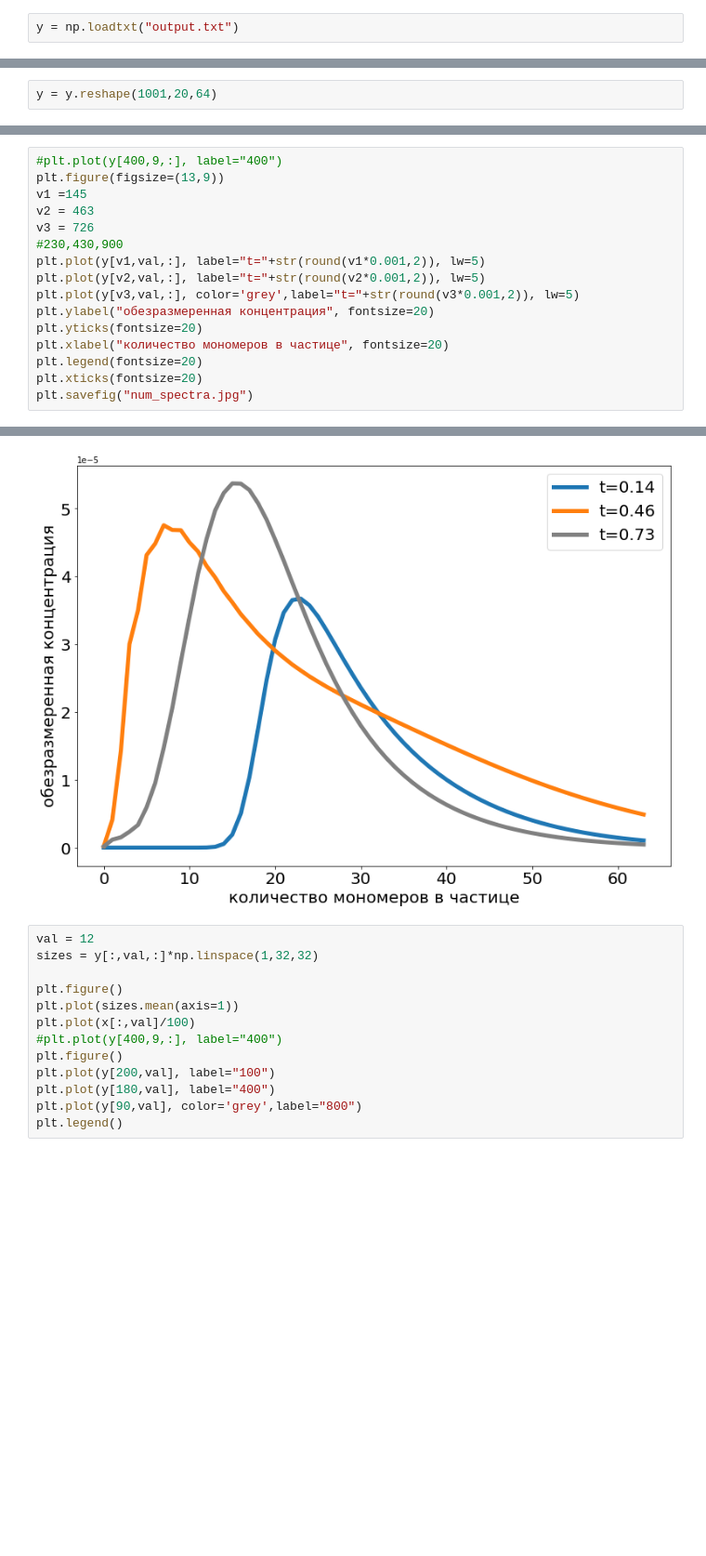
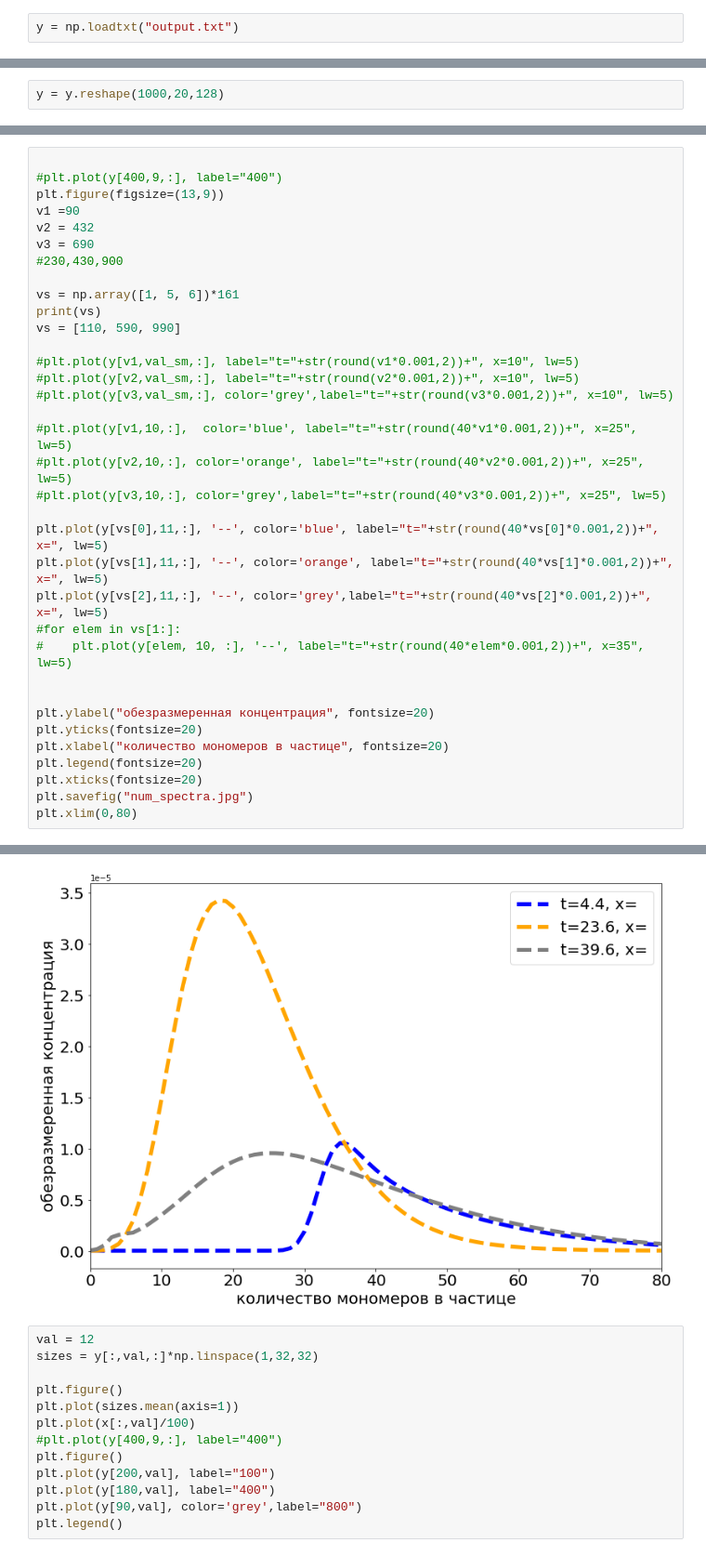
Before and after one commit to RishatZagidullin/coagulation-advection-1d, a Jupyter notebook: run_folder/baikal_data.ipynb, the cells around one changed output, grey strips where cells are left out. Shown at 93% size. Drawn from its saved outputs; the diff is of its cells as text; blank space fills up the shorter version.

```diff
--- a/run_folder/baikal_data.ipynb
+++ b/run_folder/baikal_data.ipynb
@@ -29,5 +45,5 @@ y.shape
 # %%
-y = y.reshape(1001,20,64)
+y = y.reshape(1000,20,128)
 # %%
 plt.figure(figsize=(15,10))
 plt.imshow(y[10], aspect="auto")
@@ -87,17 +161,36 @@ plt.savefig("num_ozon.jpg")
 # %%
+
 #plt.plot(y[400,9,:], label="400")
 plt.figure(figsize=(13,9))
-v1 =145
-v2 = 463
-v3 = 726
+v1 =90
+v2 = 432
+v3 = 690
 #230,430,900
-plt.plot(y[v1,val,:], label="t="+str(round(v1*0.001,2)), lw=5)
-plt.plot(y[v2,val,:], label="t="+str(round(v2*0.001,2)), lw=5)
-plt.plot(y[v3,val,:], color='grey',label="t="+str(round(v3*0.001,2)), lw=5)
+
+vs = np.array([1, 5, 6])*161
+print(vs)
+vs = [110, 590, 990]
+
+#plt.plot(y[v1,val_sm,:], label="t="+str(round(v1*0.001,2))+", x=10", lw=5)
+#plt.plot(y[v2,val_sm,:], label="t="+str(round(v2*0.001,2))+", x=10", lw=5)
+#plt.plot(y[v3,val_sm,:], color='grey',label="t="+str(round(v3*0.001,2))+", x=10", lw=5)
+
+#plt.plot(y[v1,10,:],  color='blue', label="t="+str(round(40*v1*0.001,2))+", x=25", lw=5)
+#plt.plot(y[v2,10,:], color='orange', label="t="+str(round(40*v2*0.001,2))+", x=25", lw=5)
+#plt.plot(y[v3,10,:], color='grey',label="t="+str(round(40*v3*0.001,2))+", x=25", lw=5)
+
+plt.plot(y[vs[0],11,:], '--', color='blue', label="t="+str(round(40*vs[0]*0.001,2))+", x=", lw=5)
+plt.plot(y[vs[1],11,:], '--', color='orange', label="t="+str(round(40*vs[1]*0.001,2))+", x=", lw=5)
+plt.plot(y[vs[2],11,:], '--', color='grey',label="t="+str(round(40*vs[2]*0.001,2))+", x=", lw=5)
+#for elem in vs[1:]:
+#    plt.plot(y[elem, 10, :], '--', label="t="+str(round(40*elem*0.001,2))+", x=35", lw=5)
+
+
 plt.ylabel("обезразмеренная концентрация", fontsize=20)
 plt.yticks(fontsize=20)
 plt.xlabel("количество мономеров в частице", fontsize=20)
 plt.legend(fontsize=20)
 plt.xticks(fontsize=20)
 plt.savefig("num_spectra.jpg")
+plt.xlim(0,80)
 # %% [output]
@@ -104,4 +199,4 @@ plt.savefig("num_spectra.jpg")
-[figure, old version]
+[figure, new version]
 # %%
 val = 12
 sizes = y[:,val,:]*np.linspace(1,32,32)
```
Also changed, not shown: parts of 17 cells of this notebook, 2 other files.
